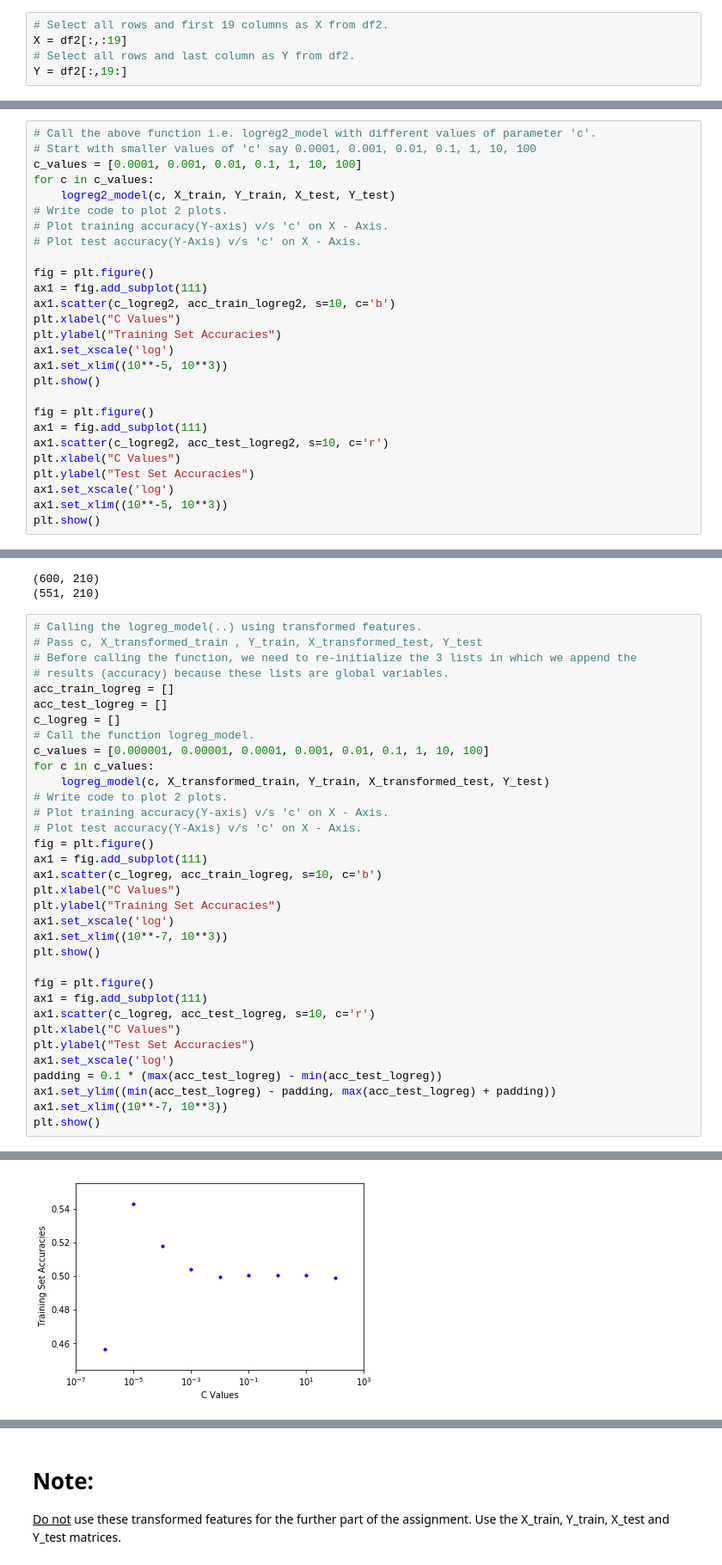
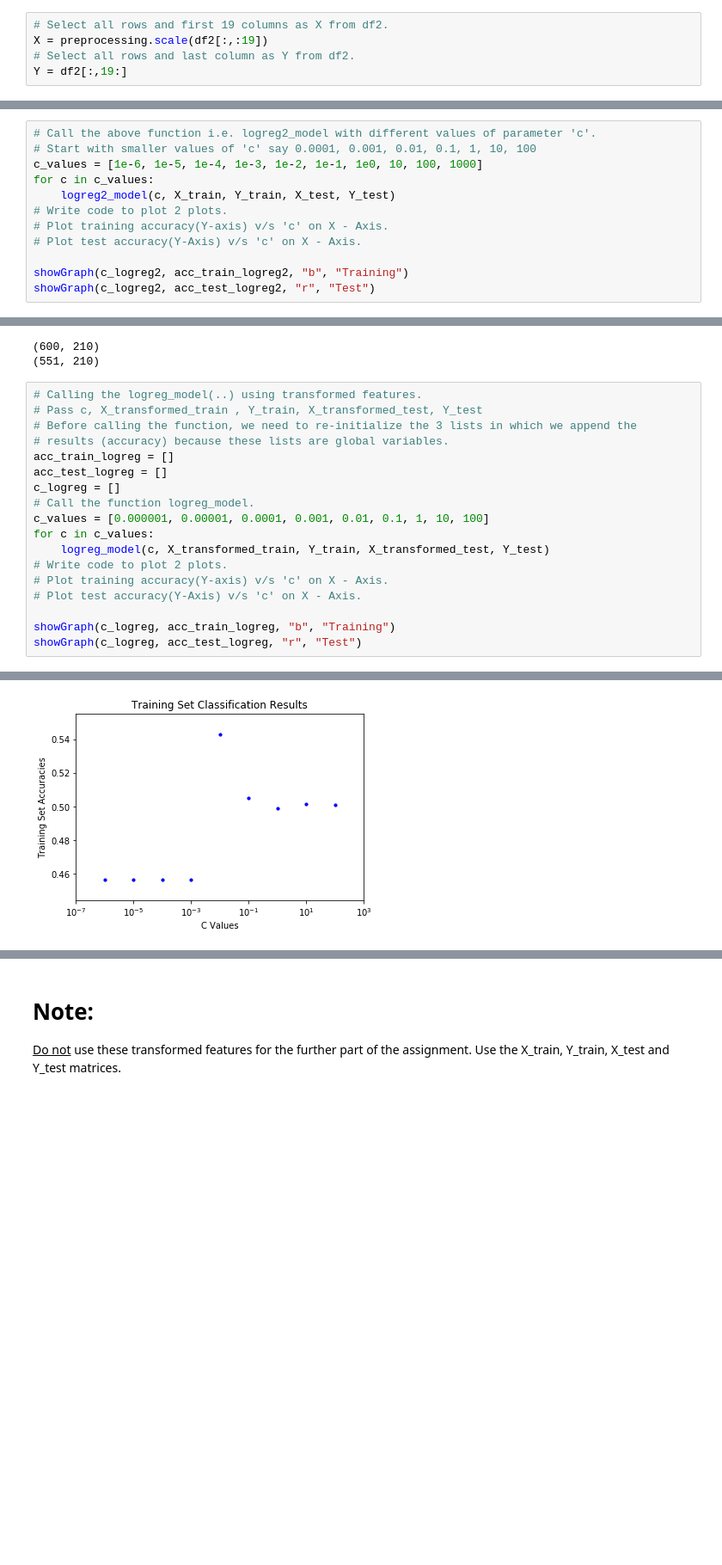
Before and after one commit to theo-kim/machine-learning, a Jupyter notebook: hw5/programming.ipynb, the cells around one changed output, grey strips where cells are left out. Shown at 86% size. Saved outputs shown, nothing was run; the diff lists cells and outputs as text; blank space fills up the shorter version.

```diff
--- a/hw5/programming.ipynb
+++ b/hw5/programming.ipynb
@@ -31,7 +32,7 @@ df1 = df.dropna(axis = 1)
 df2 = df1.values
 # %%
 # Select all rows and first 19 columns as X from df2.
-X = df2[:,:19]
+X = preprocessing.scale(df2[:,:19])
 # Select all rows and last column as Y from df2.
 Y = df2[:,19:]
 # %%
@@ -155,28 +160,13 @@ def logreg2_model(c , X_train, Y_train, X_test, Y_test):
 # %%
 # Call the above function i.e. logreg2_model with different values of parameter 'c'.
 # Start with smaller values of 'c' say 0.0001, 0.001, 0.01, 0.1, 1, 10, 100
-c_values = [0.0001, 0.001, 0.01, 0.1, 1, 10, 100]
+c_values = [1e-6, 1e-5, 1e-4, 1e-3, 1e-2, 1e-1, 1e0, 10, 100, 1000]
 for c in c_values:
     logreg2_model(c, X_train, Y_train, X_test, Y_test)
 # Write code to plot 2 plots.
 # Plot training accuracy(Y-axis) v/s 'c' on X - Axis.
 # Plot test accuracy(Y-Axis) v/s 'c' on X - Axis.
 
-fig = plt.figure()
-ax1 = fig.add_subplot(111)
-ax1.scatter(c_logreg2, acc_train_logreg2, s=10, c='b')
-plt.xlabel("C Values")
-plt.ylabel("Training Set Accuracies")
-ax1.set_xscale('log')
-ax1.set_xlim((10**-5, 10**3))
-plt.show()
-
-fig = plt.figure()
-ax1 = fig.add_subplot(111)
-ax1.scatter(c_logreg2, acc_test_logreg2, s=10, c='r')
-plt.xlabel("C Values")
-plt.ylabel("Test Set Accuracies")
-ax1.set_xscale('log')
-ax1.set_xlim((10**-5, 10**3))
-plt.show()
+showGraph(c_logreg2, acc_train_logreg2, "b", "Training")
+showGraph(c_logreg2, acc_test_logreg2, "r", "Test")
 # %% [output]
@@ -218,23 +210,7 @@ for c in c_values:
 # Write code to plot 2 plots.
 # Plot training accuracy(Y-axis) v/s 'c' on X - Axis.
 # Plot test accuracy(Y-Axis) v/s 'c' on X - Axis.
-fig = plt.figure()
-ax1 = fig.add_subplot(111)
-ax1.scatter(c_logreg, acc_train_logreg, s=10, c='b')
-plt.xlabel("C Values")
-plt.ylabel("Training Set Accuracies")
-ax1.set_xscale('log')
-ax1.set_xlim((10**-7, 10**3))
-plt.show()
 
-fig = plt.figure()
-ax1 = fig.add_subplot(111)
-ax1.scatter(c_logreg, acc_test_logreg, s=10, c='r')
-plt.xlabel("C Values")
-plt.ylabel("Test Set Accuracies")
-ax1.set_xscale('log')
-padding = 0.1 * (max(acc_test_logreg) - min(acc_test_logreg))
-ax1.set_ylim((min(acc_test_logreg) - padding, max(acc_test_logreg) + padding))
-ax1.set_xlim((10**-7, 10**3))
-plt.show()
+showGraph(c_logreg, acc_train_logreg, "b", "Training")
+showGraph(c_logreg, acc_test_logreg, "r", "Test")
 # %% [output]
@@ -241 +218 @@ plt.show()
-[figure, old version]
+[figure, new version]
```
Also changed, not shown: parts of 10 cells of this notebook, 9 other files.
